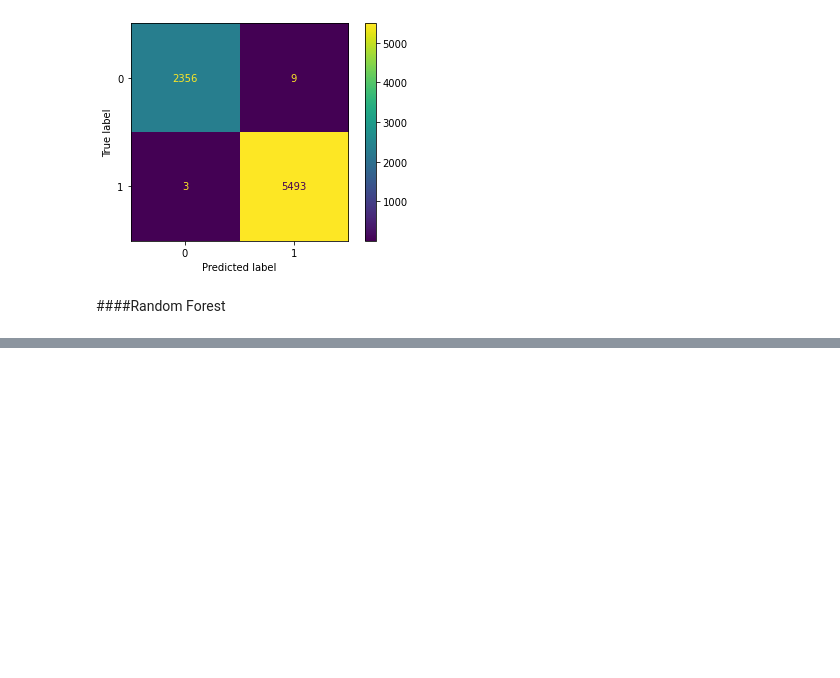
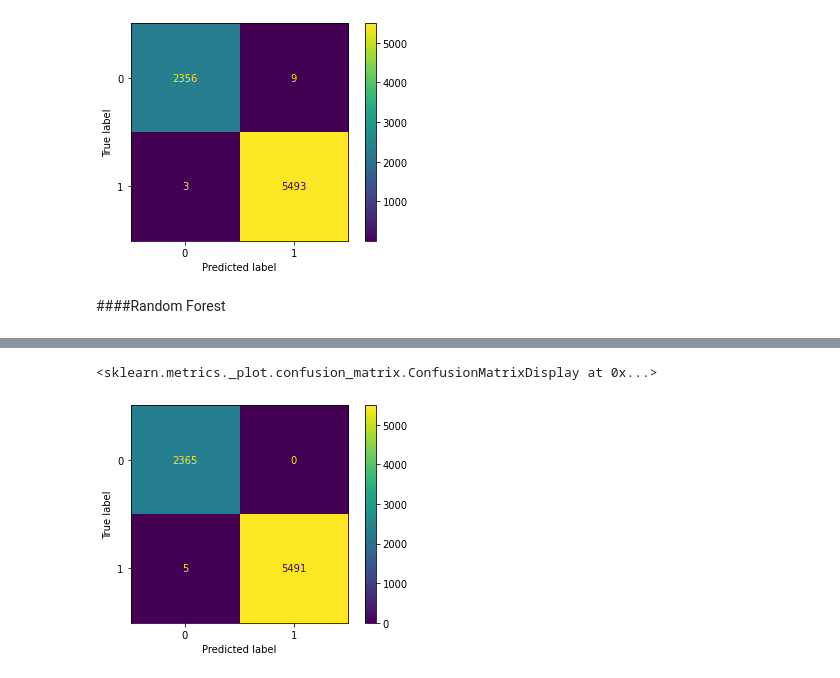
Before and after one commit to romerofernandes/class_fault, a Jupyter notebook: class_fault.ipynb, the cells around one changed output, grey strips where cells are left out. Drawn from its saved outputs; the diff is of its cells as text; code cells hidden in the pictures; blank space fills up the shorter version.

```diff
--- a/class_fault.ipynb
+++ b/class_fault.ipynb
@@ -178,8 +188,7 @@ gamma: 0.17808735285548488
 degree: 3
 Best Score: 0.9955936024044654
 # %%
-#classif_fault_SVM = SVC(C=950, degree=4, gamma=0.4874)
-classif_fault_SVM = SVC(C=48.7354, degree=2, gamma=0.178087)
+classif_fault_SVM = SVC(C=48.7354, gamma=0.178087)
 # %%
 classif_fault_SVM.fit(X_train, y_train)
 # %% [output]
@@ -237,0 +279,5 @@ df_fault.groupby('fault').agg({'Ia':'count'}).reset_index().rename(columns = {'I
+# %%
+metrics.plot_confusion_matrix(classif_fault_RF, df_fault_test[features], df_fault_test['fault'])
+# %% [output]
+<sklearn.metrics._plot.confusion_matrix.ConfusionMatrixDisplay at 0x...>
+[figure, added]
```
Also changed, not shown: parts of 20 cells of this notebook.
